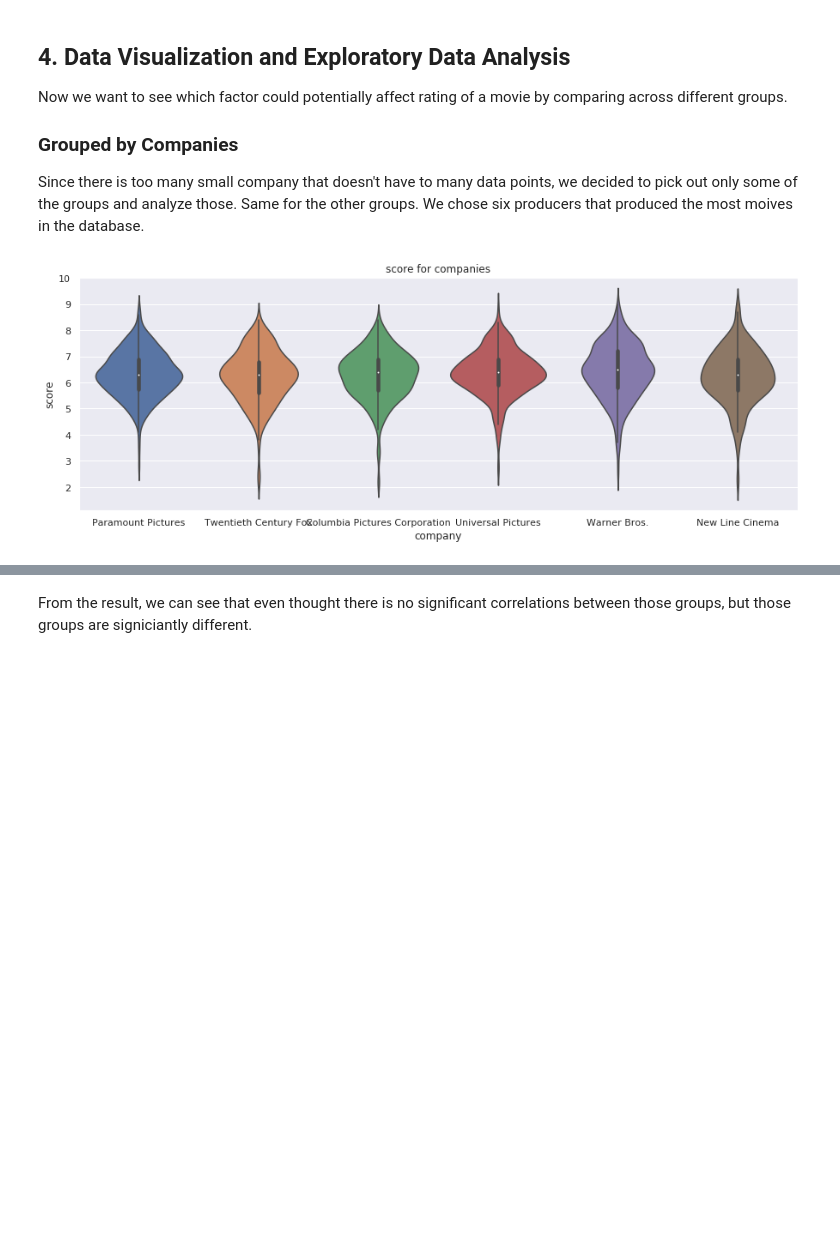
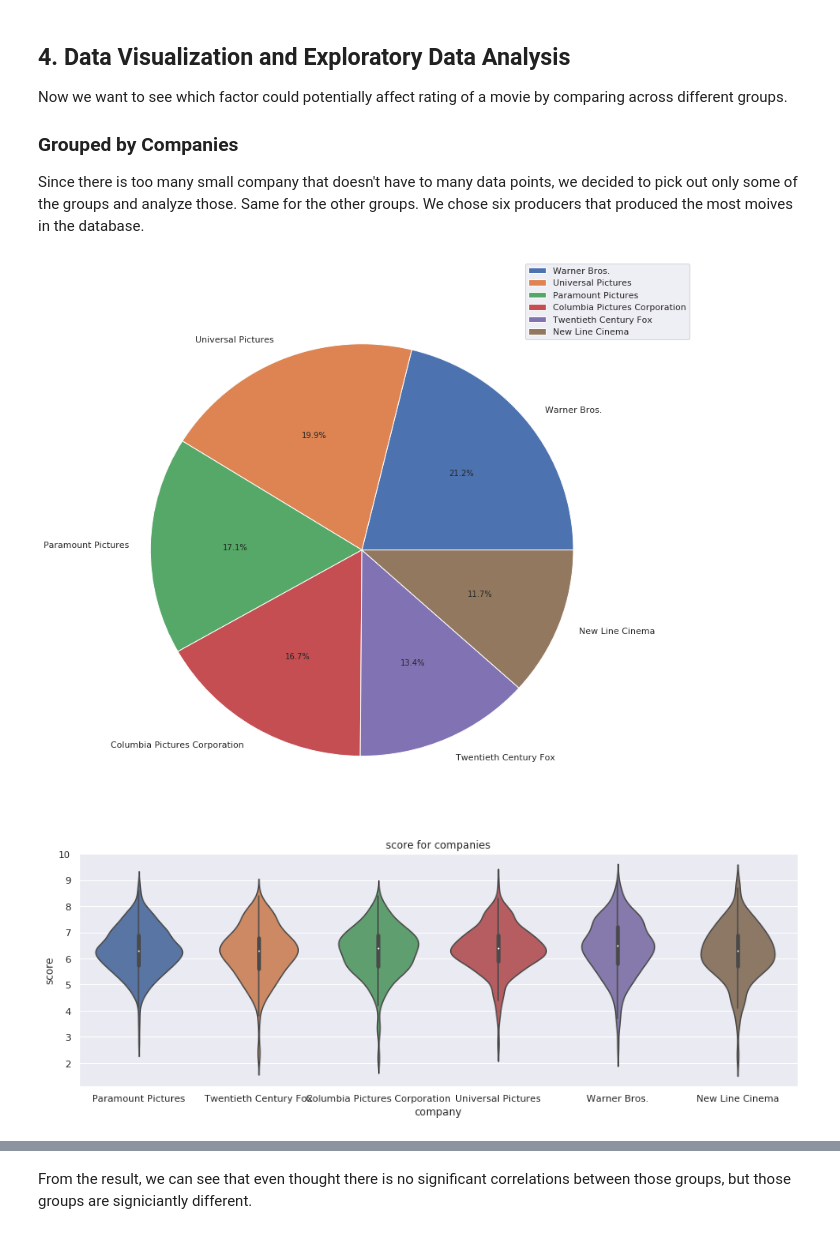
Before and after one commit to rayguan97/CMSC320, a Jupyter notebook: Final Tutorial.ipynb, the cells around one changed output, grey strips where cells are left out. Saved outputs shown, nothing was run; the diff lists cells and outputs as text; code cells hidden in the pictures; blank space fills up the shorter version.

```diff
--- a/Final Tutorial.ipynb
+++ b/Final Tutorial.ipynb
@@ -502,12 +490,22 @@ Now we want to see which factor could potentially affect rating of a movie by co
 
 Since there is too many small company that doesn't have to many data points, we decided to pick out only some of the groups and analyze those. Same for the other groups. We chose six producers that produced the most moives in the database.
 # %%
+
+
 company_data = dataset[['company', 'score']].groupby(['company']).count()
 company_data = company_data.sort_values(by='score', ascending=False)
 set1 = dataset[dataset.company.isin(company_data.index[:6])]
 
+pie1 = set1['company'].value_counts().reset_index()
+plt.figure(figsize=(12,12))
+ax = plt.subplot(111)
+plt.pie(x = pie1['company'], labels= pie1['index'],autopct= '%1.1f%%')
+ax.legend(bbox_to_anchor=(0.8, 0.9))
+plt.show()
+
 
 plot1 = sns.violinplot(x = 'company', y = 'score', data = set1).set_title("score for companies")
 plot1.figure.set_size_inches(15, 5);
 # %% [output]
-[figure, old version]
+[figure, new version]
+[figure, added]
```
Also changed, not shown: parts of 9 cells of this notebook, 2 other files.
